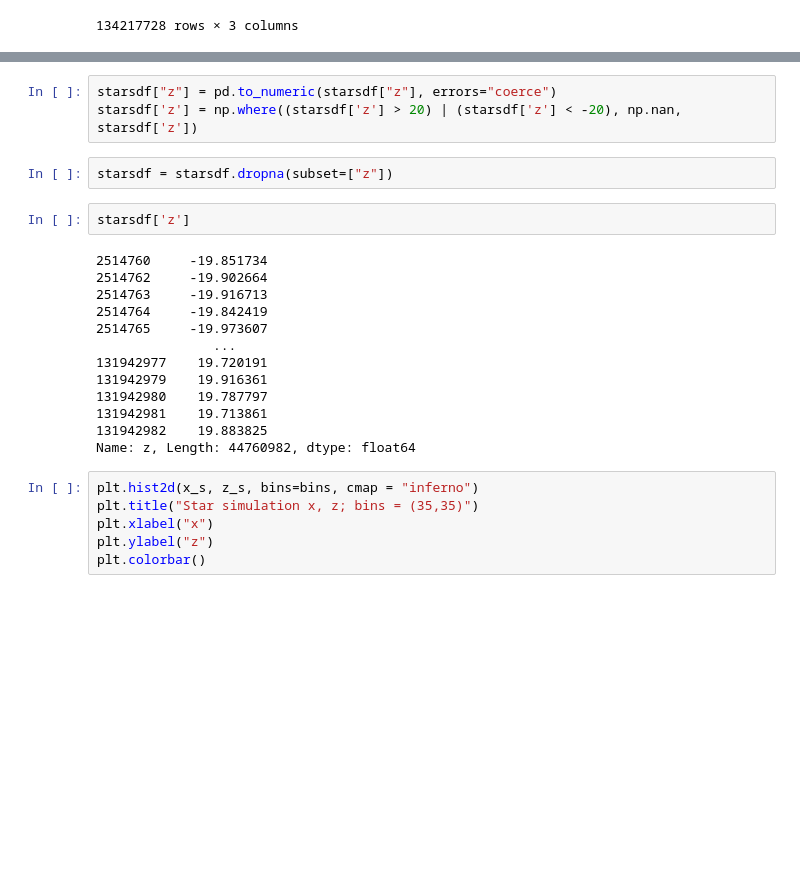
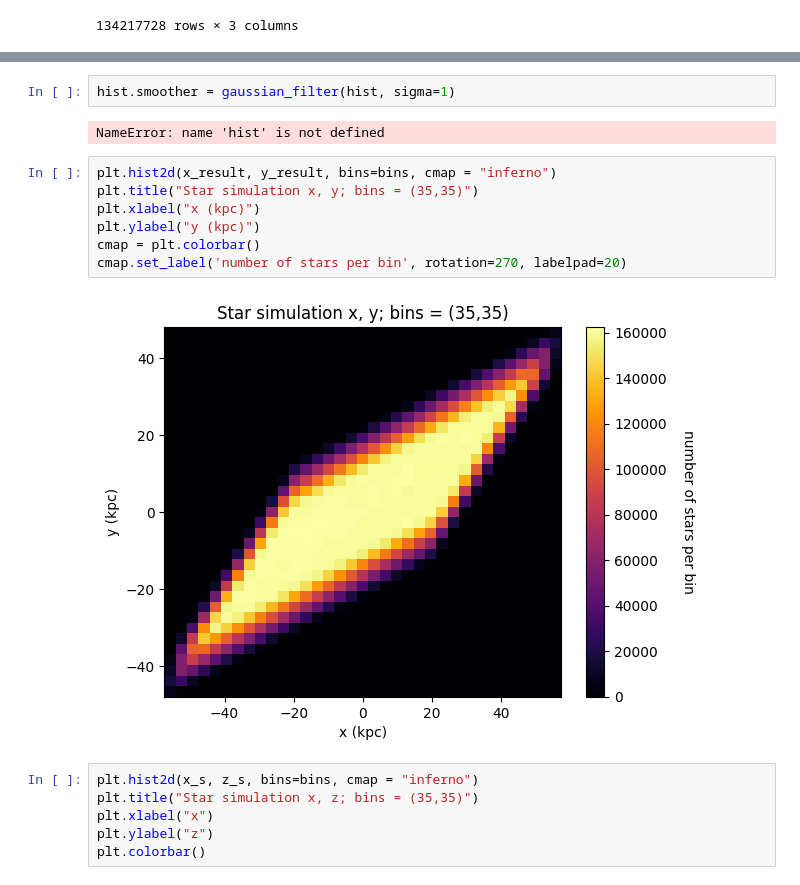
Before and after one commit to TheArchAstronomer/My_thesis, a Jupyter notebook: Praktika.ipynb, the cells around one changed output, grey strips where cells are left out. Drawn from its saved outputs; the diff is of its cells as text; blank space fills up the shorter version.

```diff
--- a/Praktika.ipynb
+++ b/Praktika.ipynb
@@ -467,23 +479,16 @@ plt.colorbar()
-# %%
-starsdf["z"] = pd.to_numeric(starsdf["z"], errors="coerce")
-starsdf['z'] = np.where((starsdf['z'] > 20) | (starsdf['z'] < -20), np.nan, starsdf['z'])
-# %%
-starsdf = starsdf.dropna(subset=["z"])
-# %%
-starsdf['z']
-# %% [output]
-2514760     -19.851734
-2514762     -19.902664
-2514763     -19.916713
-2514764     -19.842419
-2514765     -19.973607
-               ...
-131942977    19.720191
-131942979    19.916361
-131942980    19.787797
-131942981    19.713861
-131942982    19.883825
-Name: z, Length: 44760982, dtype: float64
+# %%
+hist.smoother = gaussian_filter(hist, sigma=1)
+# %% [output]
+NameError: name 'hist' is not defined
+# %%
+plt.hist2d(x_result, y_result, bins=bins, cmap = "inferno")
+plt.title("Star simulation x, y; bins = (35,35)")
+plt.xlabel("x (kpc)")
+plt.ylabel("y (kpc)")
+cmap = plt.colorbar()
+cmap.set_label('number of stars per bin', rotation=270, labelpad=20)
+# %% [output]
+[figure, added]
 # %%
 plt.hist2d(x_s, z_s, bins=bins, cmap = "inferno")
 plt.title("Star simulation x, z; bins = (35,35)")
```
Also changed, not shown: parts of 9 cells of this notebook, 2 other files.
